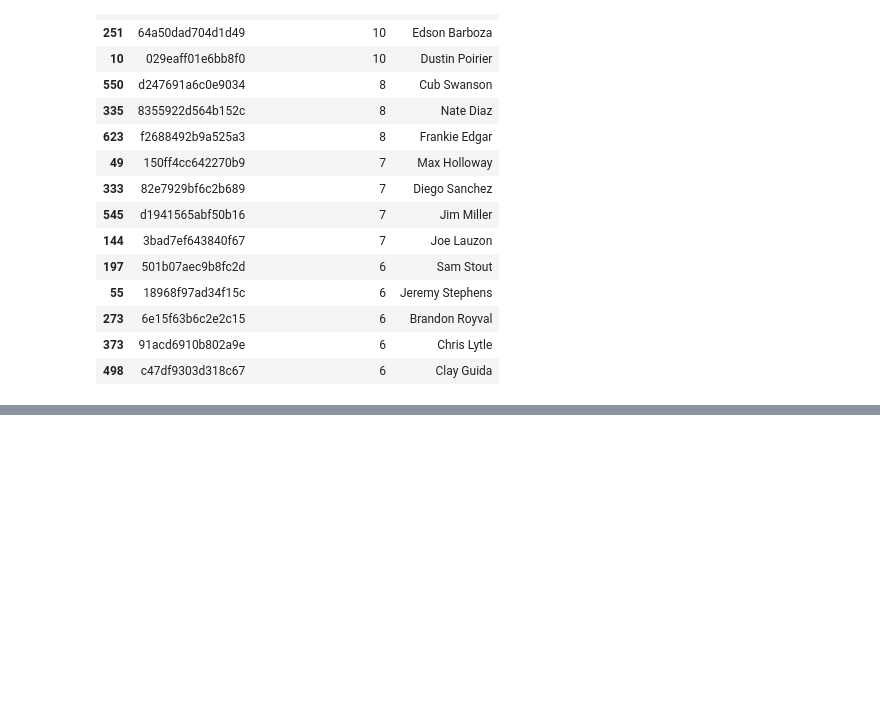
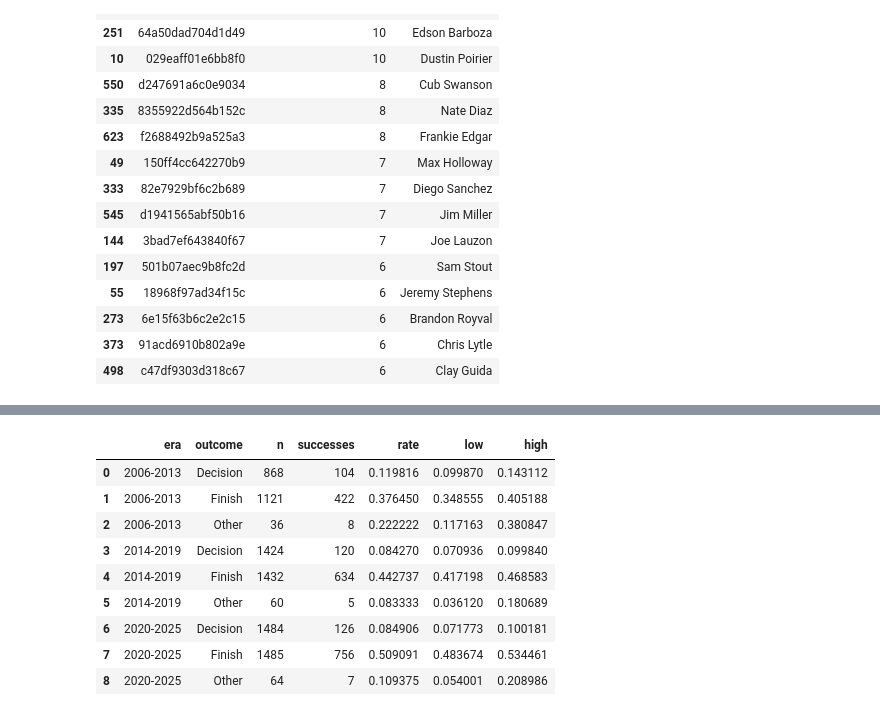
Before and after one commit to DQuanBui/UFC_Fights_Analysis, a Jupyter notebook: notebooks/06_round_analysis.ipynb, the cells around one changed output, grey strips where cells are left out. Drawn from its saved outputs; the diff is of its cells as text; code cells hidden in the pictures; blank space fills up the shorter version.

```diff
--- a/notebooks/06_round_analysis.ipynb
+++ b/notebooks/06_round_analysis.ipynb
@@ -248,0 +273,13 @@ display(deep_tables['deep_control_coverage'])
+# %%
+display(deep_tables['deep_bonus_eras'])
+# %% [output]
+|  | era | outcome | n | successes | rate | low | high |
+| 0 | 2006-2013 | Decision | 868 | 104 | 0.119816 | 0.099870 | 0.143112 |
+| 1 | 2006-2013 | Finish | 1121 | 422 | 0.376450 | 0.348555 | 0.405188 |
+| 2 | 2006-2013 | Other | 36 | 8 | 0.222222 | 0.117163 | 0.380847 |
+| 3 | 2014-2019 | Decision | 1424 | 120 | 0.084270 | 0.070936 | 0.099840 |
+| 4 | 2014-2019 | Finish | 1432 | 634 | 0.442737 | 0.417198 | 0.468583 |
+| 5 | 2014-2019 | Other | 60 | 5 | 0.083333 | 0.036120 | 0.180689 |
+| 6 | 2020-2025 | Decision | 1484 | 126 | 0.084906 | 0.071773 | 0.100181 |
+| 7 | 2020-2025 | Finish | 1485 | 756 | 0.509091 | 0.483674 | 0.534461 |
+| 8 | 2020-2025 | Other | 64 | 7 | 0.109375 | 0.054001 | 0.208986 |
```
Also changed, not shown: parts of 16 cells of this notebook, 6 other files.
